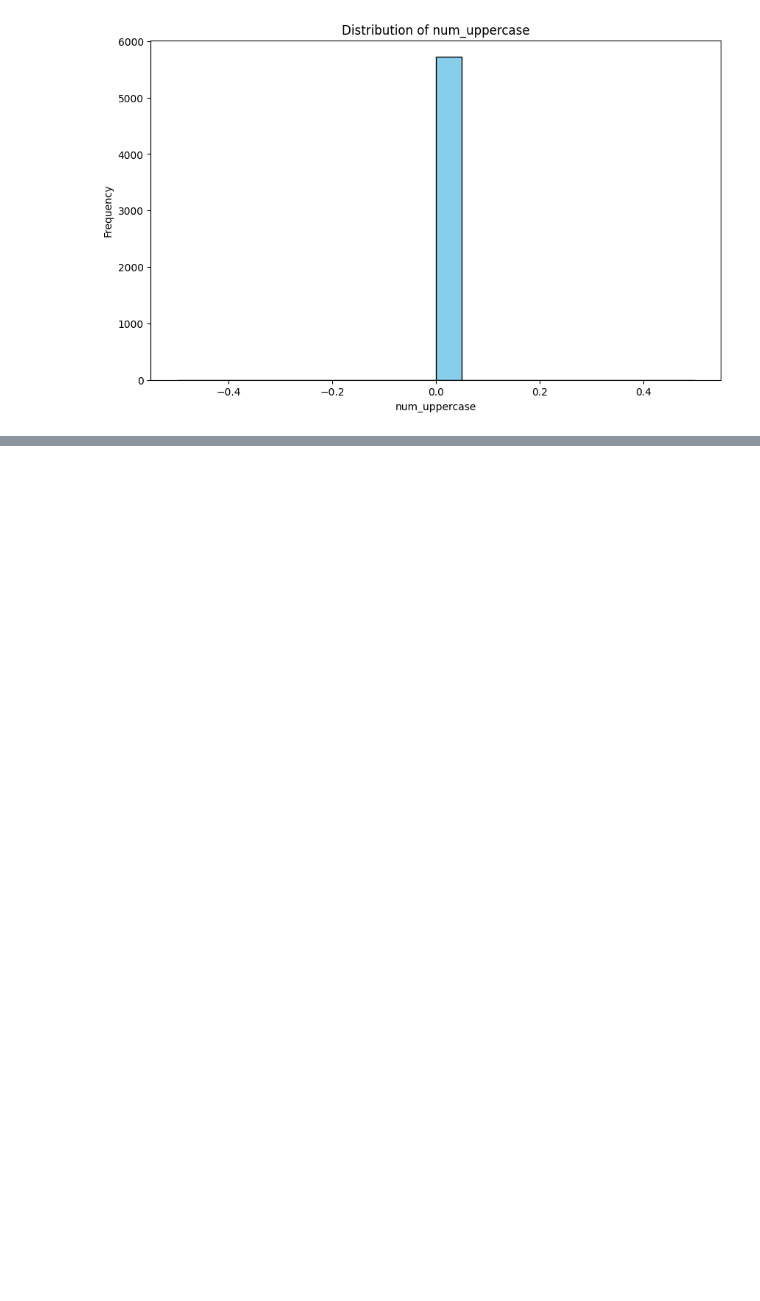
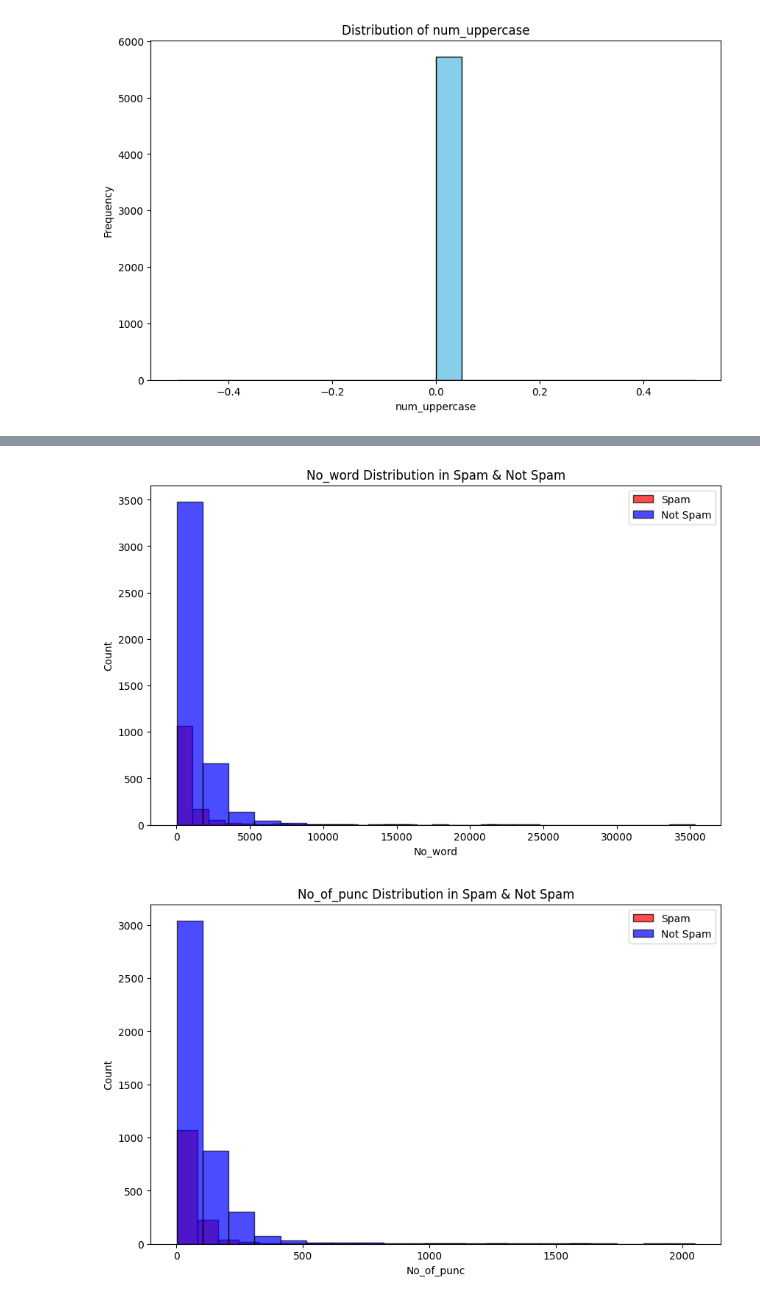
Before and after one commit to BinaraMendis7/Spam-Email-detecting-system, a Jupyter notebook: Untitled-1.ipynb, the cells around one changed output, grey strips where cells are left out. Saved outputs shown, nothing was run; the diff lists cells and outputs as text; code cells hidden in the pictures; blank space fills up the shorter version.

```diff
--- a/Untitled-1.ipynb
+++ b/Untitled-1.ipynb
@@ -169,3 +169,25 @@ df.head()
 | 2 | Subject: unbelievable new homes m... | 1 | [subject, unbeliev, new, home, ma... | 353 | 8 |
 | 3 | Subject: 4 color printing special... | 1 | [subject, 4, color, print, specia... | 396 | 25 |
 | 4 | Subject: do not have money , get ... | 1 | [subject, money, get, softwar, cd... | 181 | 13 |
+# %%
+import matplotlib.pyplot as plt
+
+def plot1(x):
+    if df[x].dtype != 'object':  # ✅ Skip categorical columns
+        plt.figure(figsize=(10,6))  # ✅ Set figure size
+        plt.hist(df[df['spam'] == 1][x], bins=20, alpha=0.7, label='Spam', color='red', edgecolor='black')
+        plt.hist(df[df['spam'] == 0][x], bins=20, alpha=0.7, label='Not Spam', color='blue', edgecolor='black')
+        plt.legend(loc='upper right')
+        plt.title(f'{x} Distribution in Spam & Not Spam')
+        plt.xlabel(x)
+        plt.ylabel("Count")
+        plt.show()
+    else:
+        print(f"Skipping column '{x}' (categorical data)")
+
+# Iterate through only numerical columns
+for col in df.columns[3:]:
+    plot1(col)
+# %% [output]
+[figure, added]
+[figure, added]
```
